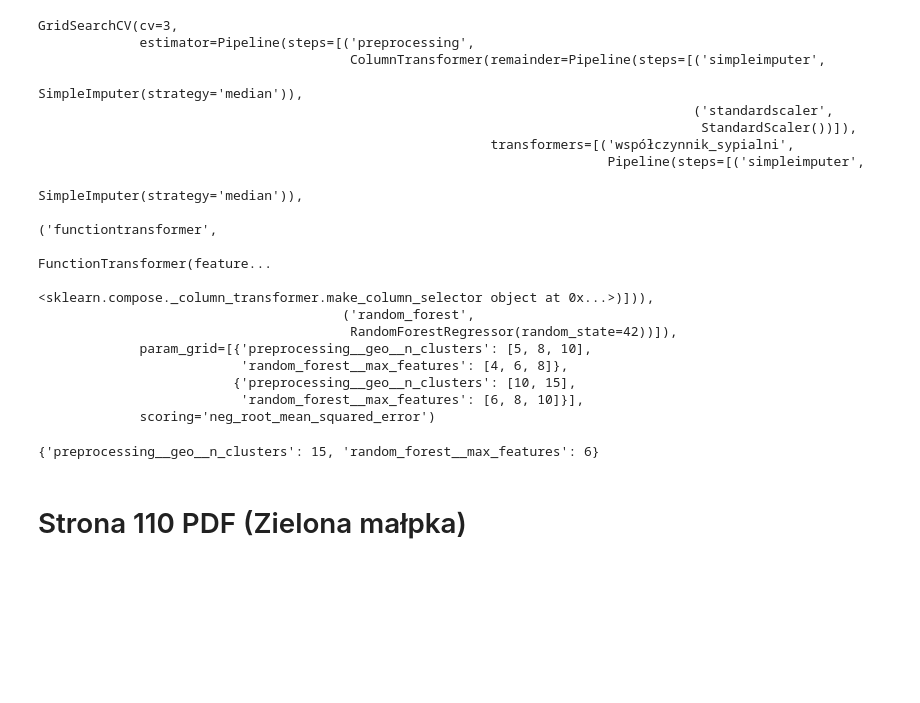
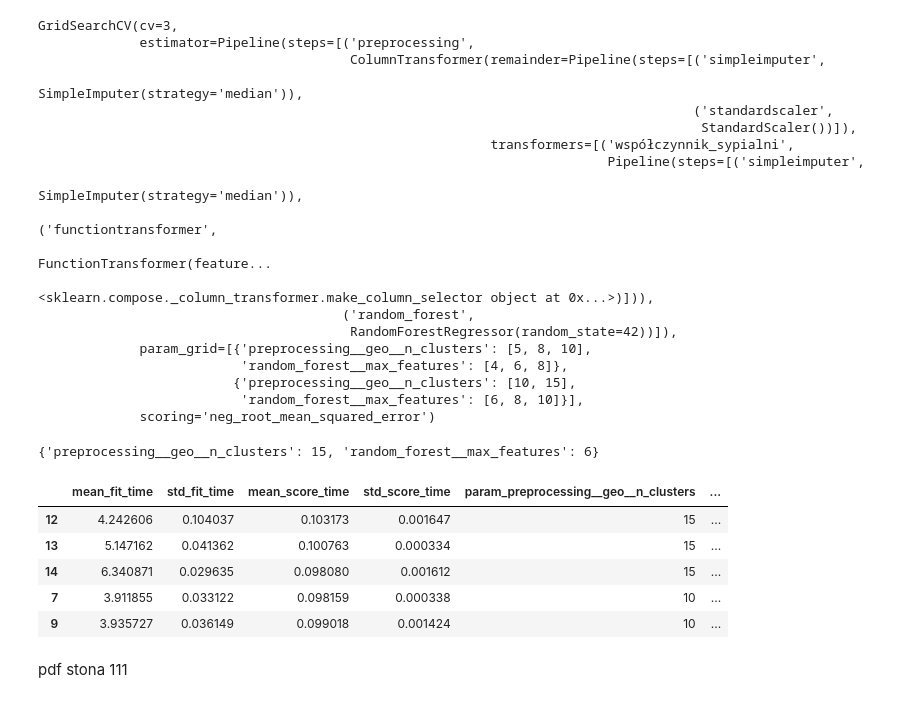
Before and after one commit to Wooyceps/Hands-on-ML-notebook, a Jupyter notebook: chapter 2/2.1.ipynb, the cells around one changed output. Saved outputs shown, nothing was run; the diff lists cells and outputs as text; code cells hidden in the pictures; blank space fills up the shorter version.

```diff
--- a/chapter 2/2.1.ipynb
+++ b/chapter 2/2.1.ipynb
@@ -704,5 +704,17 @@ GridSearchCV(cv=3,
 grid_search.best_params_
 # %% [output]
 {'preprocessing__geo__n_clusters': 15, 'random_forest__max_features': 6}
-# %% [markdown]
-# Strona 110 PDF (Zielona małpka)
+# %%
+cv_res = pd.DataFrame(grid_search.cv_results_)
+cv_res.sort_values(by="mean_test_score", ascending=False, inplace=True)
+[...]
+cv_res.head()
+# %% [output]
+|  | mean_fit_time | std_fit_time | mean_score_time | std_score_time | param_preprocessing__geo__n_clusters | ... |
+| 12 | 4.242606 | 0.104037 | 0.103173 | 0.001647 | 15 | ... |
+| 13 | 5.147162 | 0.041362 | 0.100763 | 0.000334 | 15 | ... |
+| 14 | 6.340871 | 0.029635 | 0.098080 | 0.001612 | 15 | ... |
+| 7 | 3.911855 | 0.033122 | 0.098159 | 0.000338 | 10 | ... |
+| 9 | 3.935727 | 0.036149 | 0.099018 | 0.001424 | 10 | ... |
+# %% [markdown]
+pdf stona 111
```
Also changed, not shown: parts of 6 cells of this notebook.
